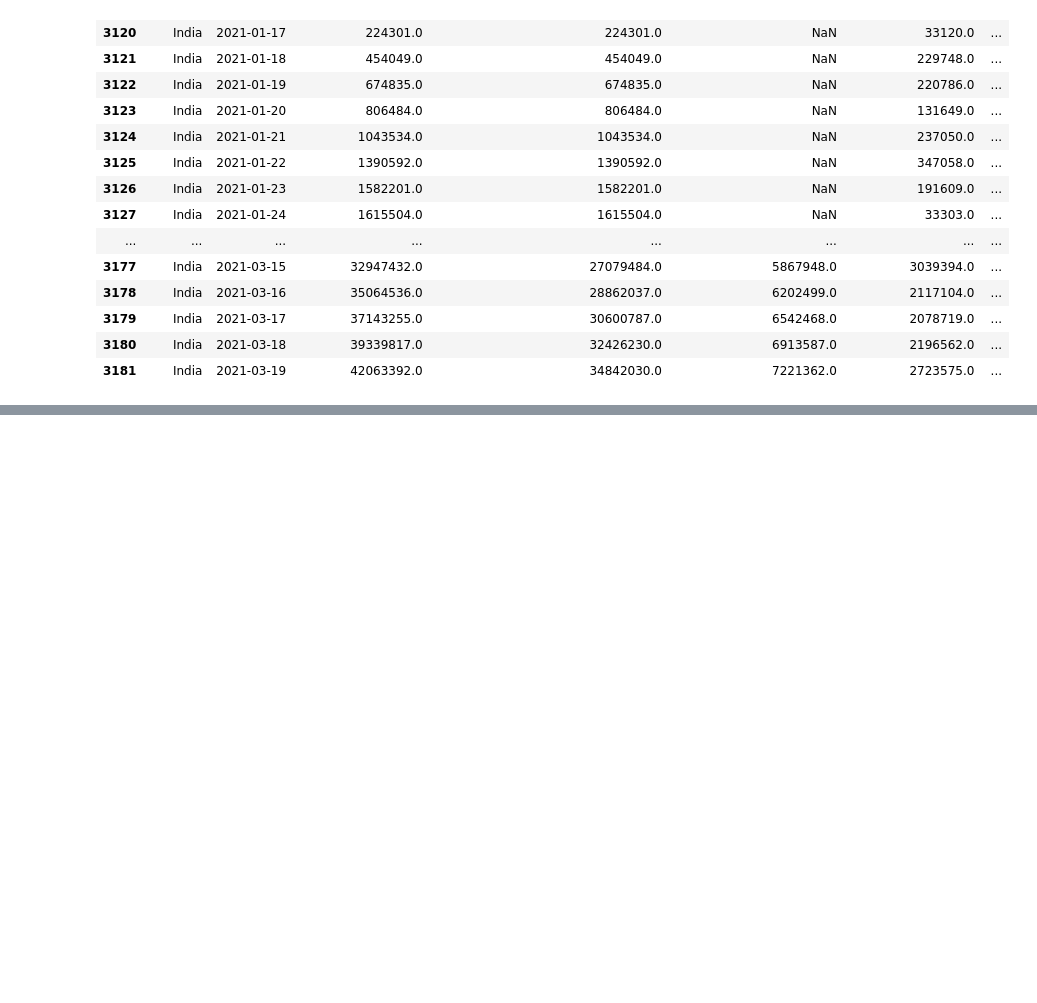
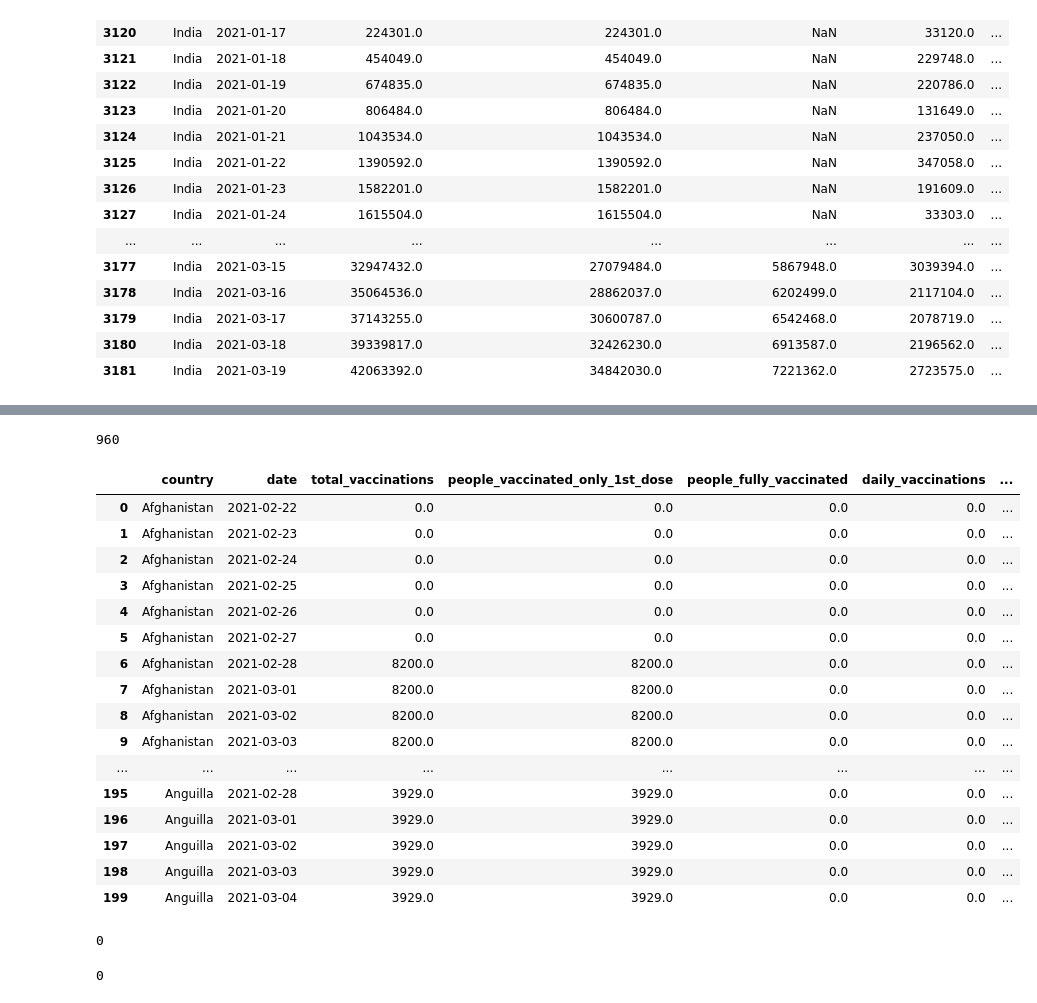
Before and after one commit to Dhruv-praju/COVID-19-Tracker, a Jupyter notebook: Vaccination analysis.ipynb, the cells around one changed output, grey strips where cells are left out. Cells and saved outputs as stored; diff of their text form; code cells hidden in the pictures; blank space fills up the shorter version.

```diff
--- a/Vaccination analysis.ipynb
+++ b/Vaccination analysis.ipynb
@@ -394,0 +421,26 @@ vac_data
+# %%
+vac_data['%_people_vaccinated_only_1st_dose'] = country_grp['%_people_vaccinated_only_1st_dose'].fillna(method='ffill')
+# %%
+vac_data['%_people_vaccinated_only_1st_dose'].isnull().sum()
+# %% [output]
+960
+# %%
+vac_data.head(200)
+# %% [output]
+|  | country | date | total_vaccinations | people_vaccinated_only_1st_dose | people_fully_vaccinated | daily_vaccinations | ... |
+| 0 | Afghanistan | 2021-02-22 | 0.0 | 0.0 | 0.0 | 0.0 | ... |
+| 1 | Afghanistan | 2021-02-23 | 0.0 | 0.0 | 0.0 | 0.0 | ... |
+| 2 | Afghanistan | 2021-02-24 | 0.0 | 0.0 | 0.0 | 0.0 | ... |
+| 3 | Afghanistan | 2021-02-25 | 0.0 | 0.0 | 0.0 | 0.0 | ... |
+| 4 | Afghanistan | 2021-02-26 | 0.0 | 0.0 | 0.0 | 0.0 | ... |
+| 5 | Afghanistan | 2021-02-27 | 0.0 | 0.0 | 0.0 | 0.0 | ... |
+| 6 | Afghanistan | 2021-02-28 | 8200.0 | 8200.0 | 0.0 | 0.0 | ... |
+| 7 | Afghanistan | 2021-03-01 | 8200.0 | 8200.0 | 0.0 | 0.0 | ... |
+| 8 | Afghanistan | 2021-03-02 | 8200.0 | 8200.0 | 0.0 | 0.0 | ... |
+| 9 | Afghanistan | 2021-03-03 | 8200.0 | 8200.0 | 0.0 | 0.0 | ... |
+| ... | ... | ... | ... | ... | ... | ... | ... |
+| 195 | Anguilla | 2021-02-28 | 3929.0 | 3929.0 | 0.0 | 0.0 | ... |
+| 196 | Anguilla | 2021-03-01 | 3929.0 | 3929.0 | 0.0 | 0.0 | ... |
+| 197 | Anguilla | 2021-03-02 | 3929.0 | 3929.0 | 0.0 | 0.0 | ... |
+| 198 | Anguilla | 2021-03-03 | 3929.0 | 3929.0 | 0.0 | 0.0 | ... |
+| 199 | Anguilla | 2021-03-04 | 3929.0 | 3929.0 | 0.0 | 0.0 | ... |
@@ -394,0 +449,4 @@ vac_data
+# %%
+vac_data['%_people_vaccinated_only_1st_dose'].isnull().sum()
+# %% [output]
+0
@@ -394,0 +455,4 @@ vac_data
+# %%
+vac_data['%_people_fully_vaccinated'].isnull().sum()
+# %% [output]
+0
```
Also changed, not shown: parts of 51 cells of this notebook.
